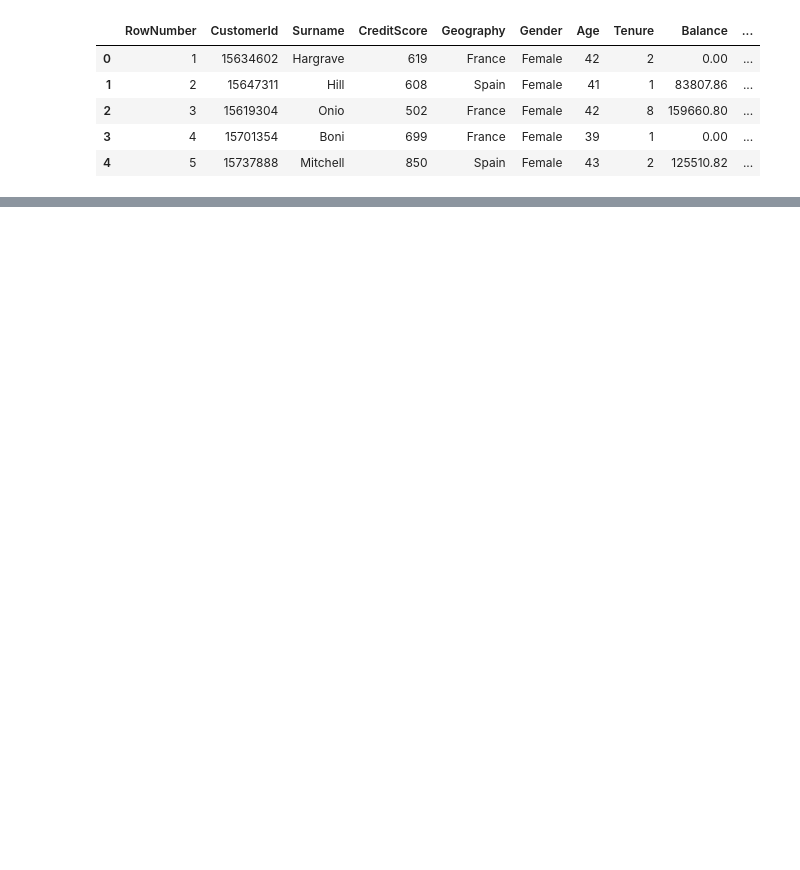
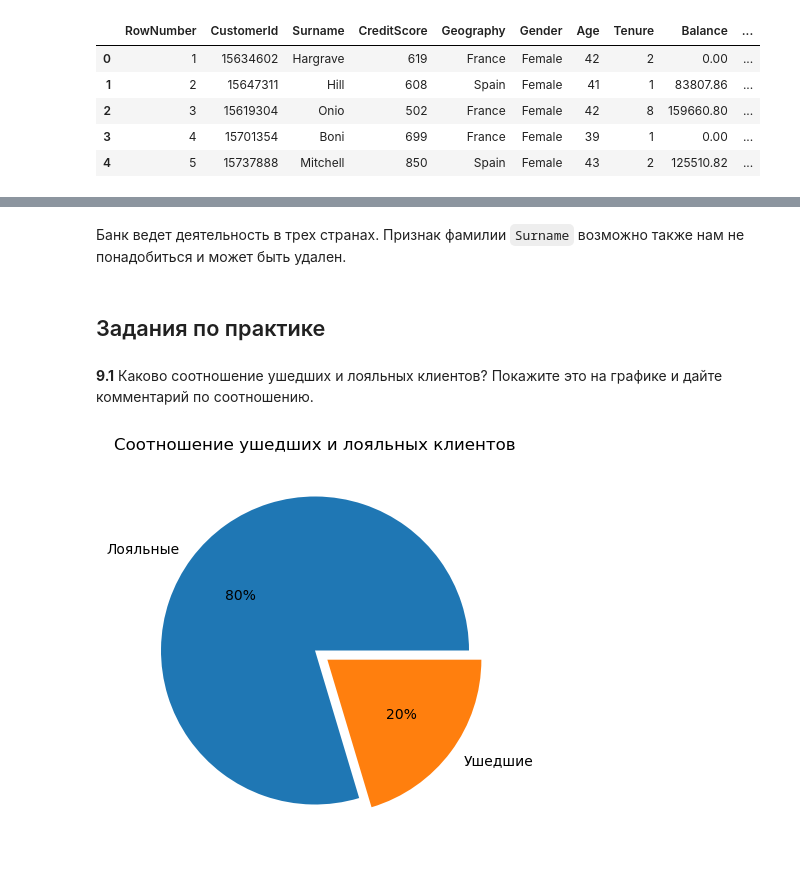
Before and after one commit to thetitorenko/sf_dspr, a Jupyter notebook: practice/PYTHON-13/PYTHON_13_Визуализация.ipynb, the cells around one changed output, grey strips where cells are left out. Saved outputs shown, nothing was run; the diff lists cells and outputs as text; code cells hidden in the pictures; blank space fills up the shorter version.

```diff
--- a/practice/PYTHON-13/PYTHON_13_Визуализация.ipynb
+++ b/practice/PYTHON-13/PYTHON_13_Визуализация.ipynb
@@ -6,0 +9,9 @@ import pandas as pd
+# %%
+# Импортируем библиотеки
+import pandas as pd
+import numpy as np
+import matplotlib.pyplot as plt
+import seaborn as sns
+
+%matplotlib inline
+plt.style.use('default')	# улучшение отображения графиков в темной теме
@@ -31,0 +106,22 @@ Exited — статус лояльности (1 — ушедший клиент,
+# %% [markdown]
+Банк ведет деятельность в трех странах. Признак фамилии `Surname` возможно также нам не понадобиться и может быть удален.
+# %% [markdown]
+## Задания по практике
+# %% [markdown]
+**9.1** Каково соотношение ушедших и лояльных клиентов? Покажите это на графике и дайте комментарий по соотношению.
+# %%
+# Подсчитываем количество ушедших и лояльных клиентов
+pie_data = churn_data['Exited'].value_counts()
+
+# Строим круговую диаграмму
+fig, ax = plt.subplots(1, 1, figsize=(5, 5))
+ax.pie(
+    pie_data,
+    autopct='%.0f%%',
+    labels=['Лояльные', 'Ушедшие'],
+    explode=[0, 0.1])
+ax.set_title('Соотношение ушедших и лояльных клиентов')
+
+plt.show()
+# %% [output]
+[figure, added]
```
Also changed, not shown: parts of 25 cells of this notebook.
